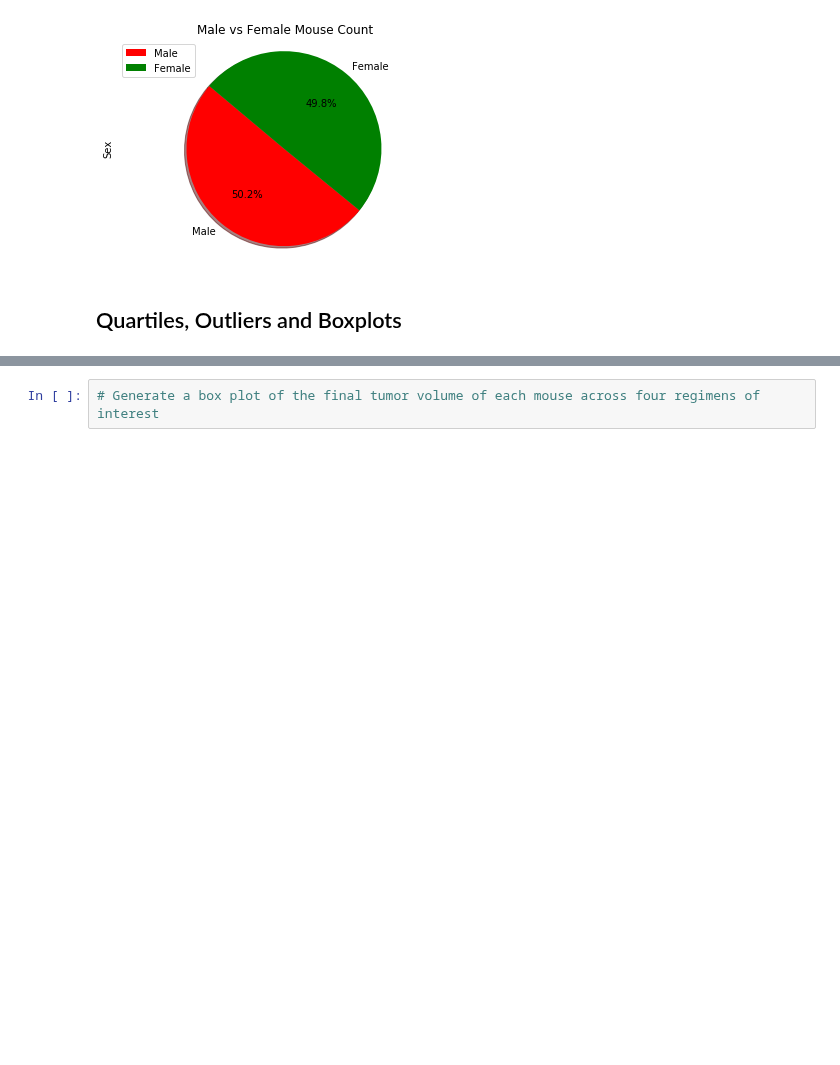
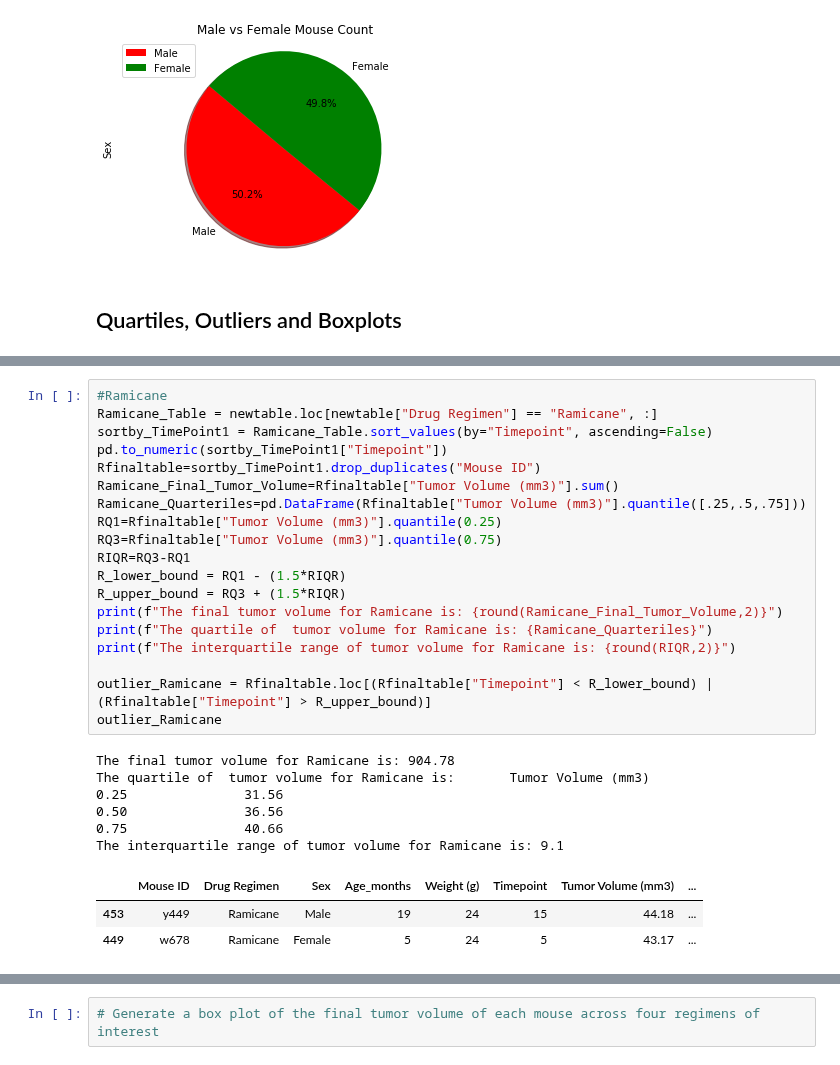
Before and after one commit to olivesun1213/Matplotlib, a Jupyter notebook: Unit 05 - Matplotlib_Homework_Instructions_Pymaceuticals_pymaceuticals_starter.ipynb, the cells around one changed output, grey strips where cells are left out. Saved outputs shown, nothing was run; the diff lists cells and outputs as text; blank space fills up the shorter version.

```diff
--- a/Unit 05 - Matplotlib_Homework_Instructions_Pymaceuticals_pymaceuticals_starter.ipynb
+++ b/Unit 05 - Matplotlib_Homework_Instructions_Pymaceuticals_pymaceuticals_starter.ipynb
@@ -320,0 +330,29 @@ The interquartile range of tumor volume for Capomlin is: 7.78
+# %%
+#Ramicane
+Ramicane_Table = newtable.loc[newtable["Drug Regimen"] == "Ramicane", :]
+sortby_TimePoint1 = Ramicane_Table.sort_values(by="Timepoint", ascending=False)
+pd.to_numeric(sortby_TimePoint1["Timepoint"])
+Rfinaltable=sortby_TimePoint1.drop_duplicates("Mouse ID")
+Ramicane_Final_Tumor_Volume=Rfinaltable["Tumor Volume (mm3)"].sum()
+Ramicane_Quarteriles=pd.DataFrame(Rfinaltable["Tumor Volume (mm3)"].quantile([.25,.5,.75]))
+RQ1=Rfinaltable["Tumor Volume (mm3)"].quantile(0.25)
+RQ3=Rfinaltable["Tumor Volume (mm3)"].quantile(0.75)
+RIQR=RQ3-RQ1
+R_lower_bound = RQ1 - (1.5*RIQR)
+R_upper_bound = RQ3 + (1.5*RIQR)
+print(f"The final tumor volume for Ramicane is: {round(Ramicane_Final_Tumor_Volume,2)}")
+print(f"The quartile of  tumor volume for Ramicane is: {Ramicane_Quarteriles}")
+print(f"The interquartile range of tumor volume for Ramicane is: {round(RIQR,2)}")
+
+outlier_Ramicane = Rfinaltable.loc[(Rfinaltable["Timepoint"] < R_lower_bound) | (Rfinaltable["Timepoint"] > R_upper_bound)]
+outlier_Ramicane
+# %% [output]
+The final tumor volume for Ramicane is: 904.78
+The quartile of  tumor volume for Ramicane is:       Tumor Volume (mm3)
+0.25               31.56
+0.50               36.56
+0.75               40.66
+The interquartile range of tumor volume for Ramicane is: 9.1
+|  | Mouse ID | Drug Regimen | Sex | Age_months | Weight (g) | Timepoint | Tumor Volume (mm3) | ... |
+| 453 | y449 | Ramicane | Male | 19 | 24 | 15 | 44.18 | ... |
+| 449 | w678 | Ramicane | Female | 5 | 24 | 5 | 43.17 | ... |
```
Also changed, not shown: parts of 3 cells of this notebook.
